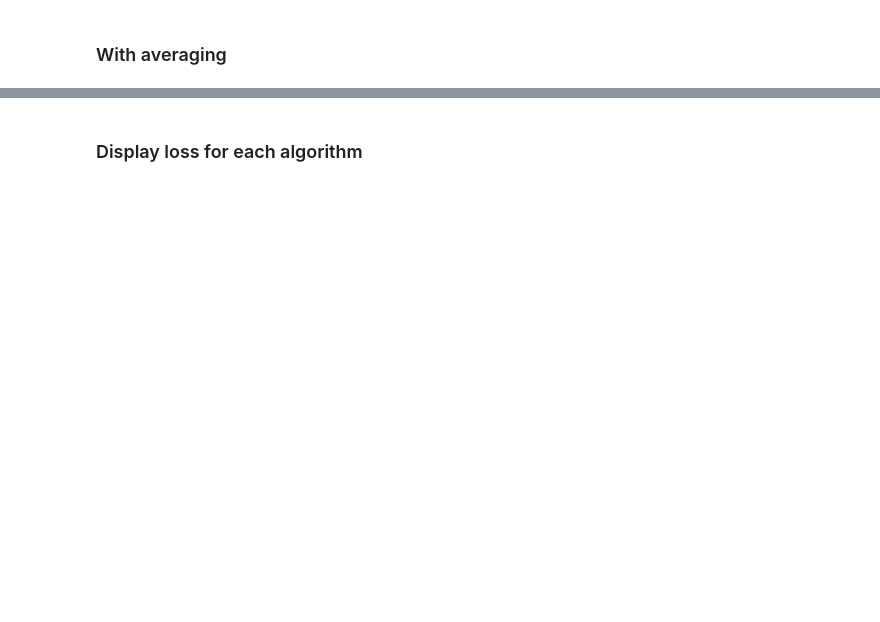
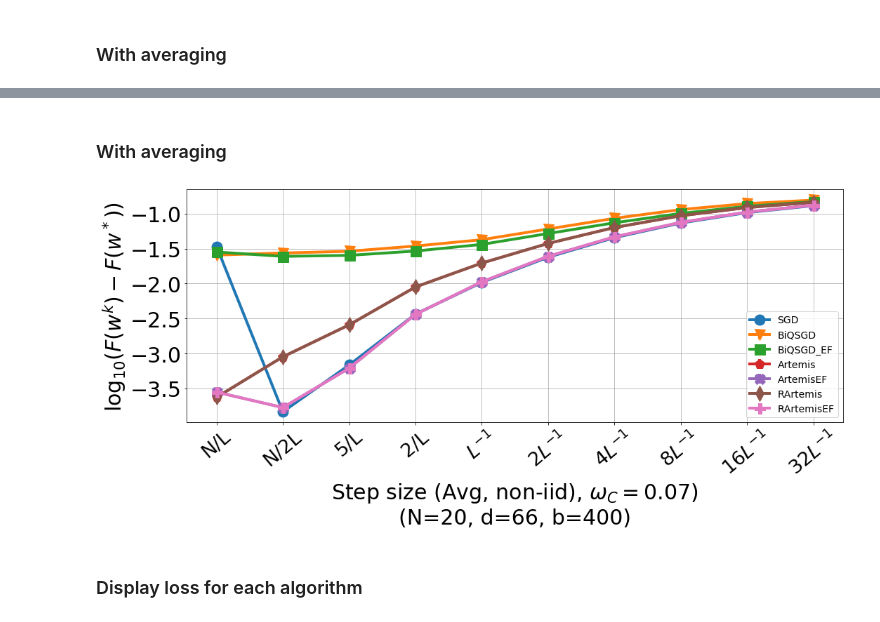
Before and after one commit to philipco/artemis-bidirectional-compression, a Jupyter notebook: notebook/quantum-gamma-limit.ipynb, the cells around one changed output, grey strips where cells are left out. Cells and saved outputs as stored; diff of their text form; code cells hidden in the pictures; blank space fills up the shorter version.

```diff
--- a/notebook/quantum-gamma-limit.ipynb
+++ b/notebook/quantum-gamma-limit.ipynb
@@ -252,3 +272,17 @@ plot_error_dist(res.get_loss(obj, averaged=True), res.names, res.nb_devices_for_
+# %% [markdown]
+### With averaging
+# %%
+batch_size = 400
+scenario = "step"
+obj = pickle_loader(filename + "-noniid-obj_min")
+res = pickle_loader("{0}-{1}".format(filename, scenario))
+
+plot_error_dist(res.get_loss(obj, averaged=True), res.names, res.nb_devices_for_the_run, dim_notebook,
+                all_error=res.get_std(obj, averaged=True), batch_size=batch_size,
+                x_legend="Step size (Avg, non-iid), {0})".format(omega_c), one_on_two_points=False,
+                xlabels=label_step_formula)
+# %% [output]
+[figure, added]
 # %% [markdown]
 ### Display loss for each algorithm
 # %%
```
Also changed, not shown: parts of 25 cells of this notebook, 3 other files.
